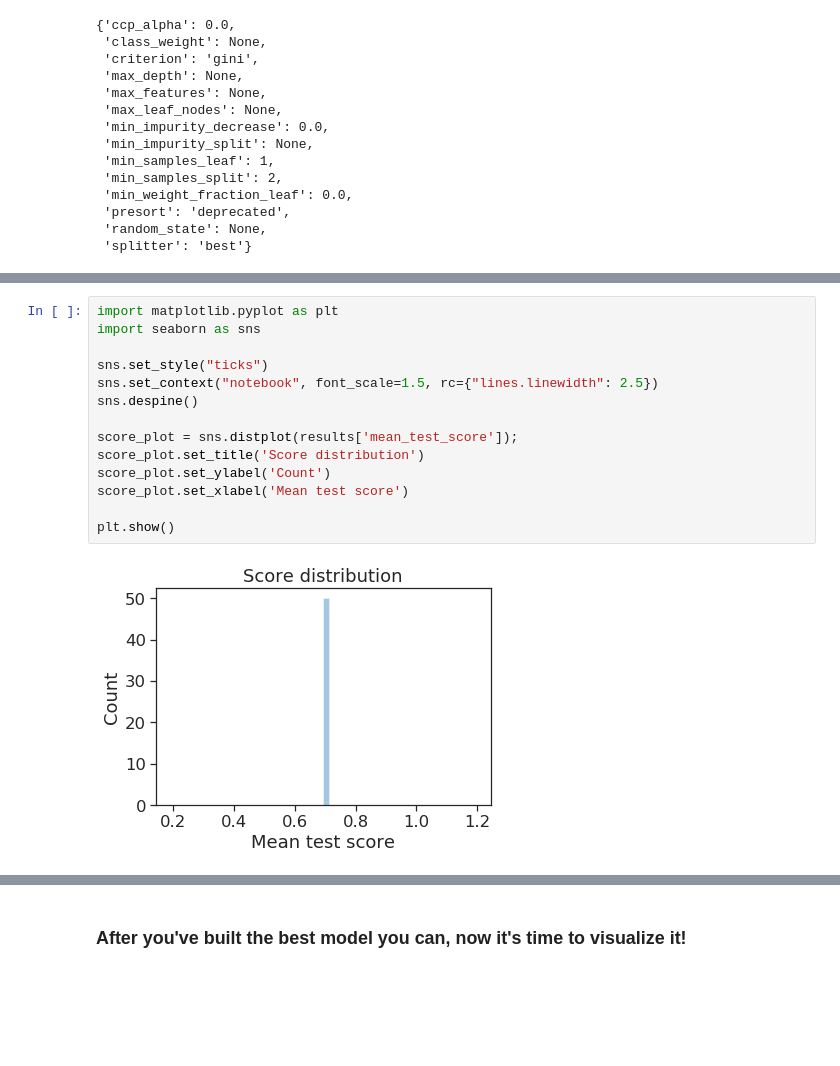
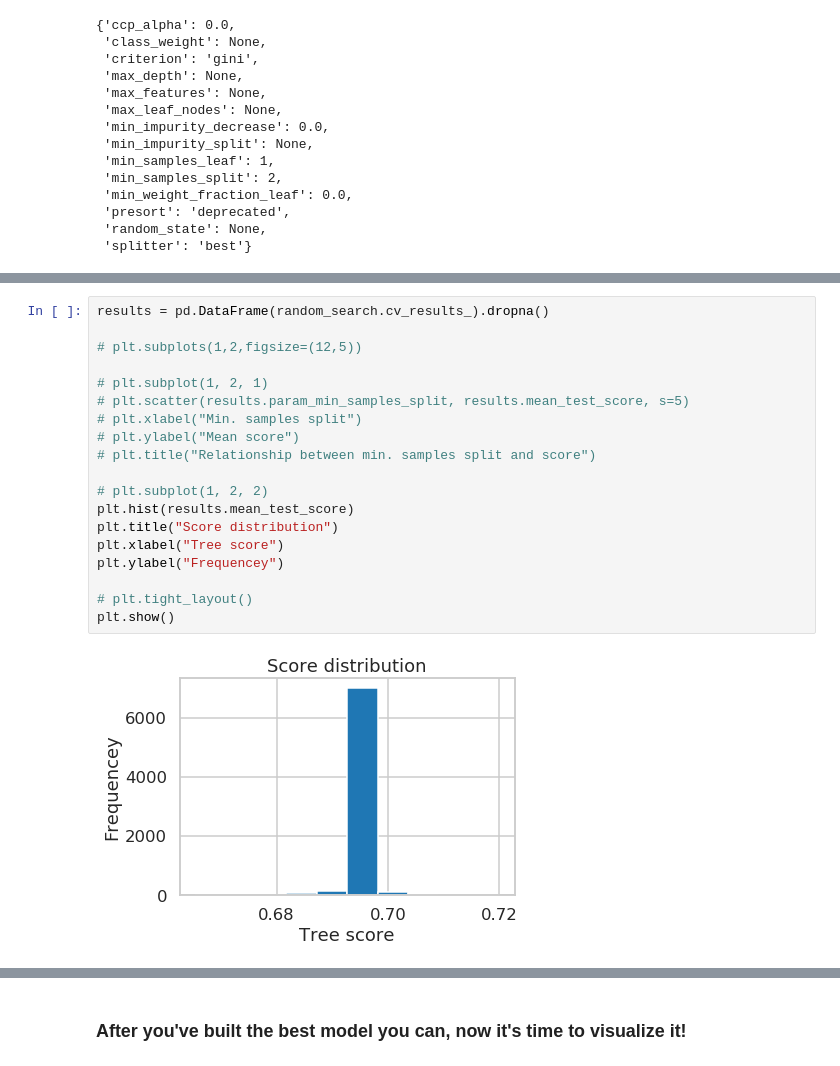
Before and after one commit to gperdrizet/tree-based_algorithms, a Jupyter notebook: Mini_Project_Tree-Based_Algorithms.ipynb, the cells around one changed output, grey strips where cells are left out. Saved outputs shown, nothing was run; the diff lists cells and outputs as text; blank space fills up the shorter version.

```diff
--- a/Mini_Project_Tree-Based_Algorithms.ipynb
+++ b/Mini_Project_Tree-Based_Algorithms.ipynb
@@ -179,16 +175,21 @@ results.describe()
-# %%
-import matplotlib.pyplot as plt
-import seaborn as sns
-
-sns.set_style("ticks")
-sns.set_context("notebook", font_scale=1.5, rc={"lines.linewidth": 2.5})
-sns.despine()
-
-score_plot = sns.distplot(results['mean_test_score']);
-score_plot.set_title('Score distribution')
-score_plot.set_ylabel('Count')
-score_plot.set_xlabel('Mean test score')
-
-plt.show()
-# %% [output]
-[figure, removed]
+# %%
+results = pd.DataFrame(random_search.cv_results_).dropna()
+
+# plt.subplots(1,2,figsize=(12,5))
+
+# plt.subplot(1, 2, 1)
+# plt.scatter(results.param_min_samples_split, results.mean_test_score, s=5)
+# plt.xlabel("Min. samples split")
+# plt.ylabel("Mean score")
+# plt.title("Relationship between min. samples split and score")
+
+# plt.subplot(1, 2, 2)
+plt.hist(results.mean_test_score)
+plt.title("Score distribution")
+plt.xlabel("Tree score")
+plt.ylabel("Frequencey")
+
+# plt.tight_layout()
+plt.show()
+# %% [output]
+[figure, added]
```
Also changed, not shown: parts of 14 cells of this notebook.
